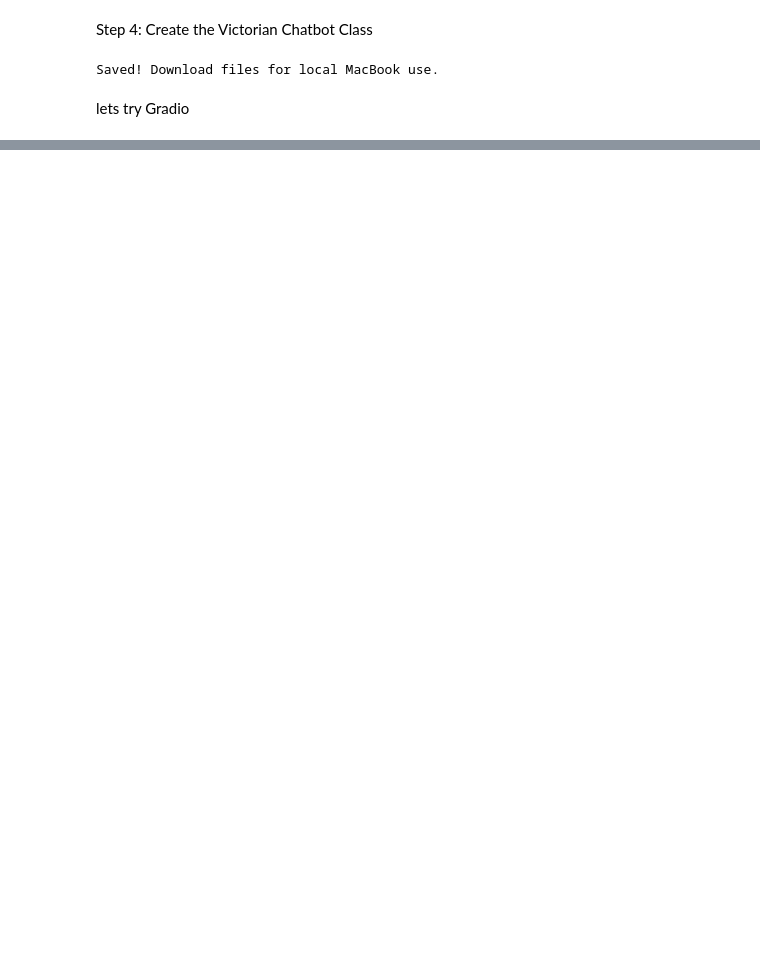
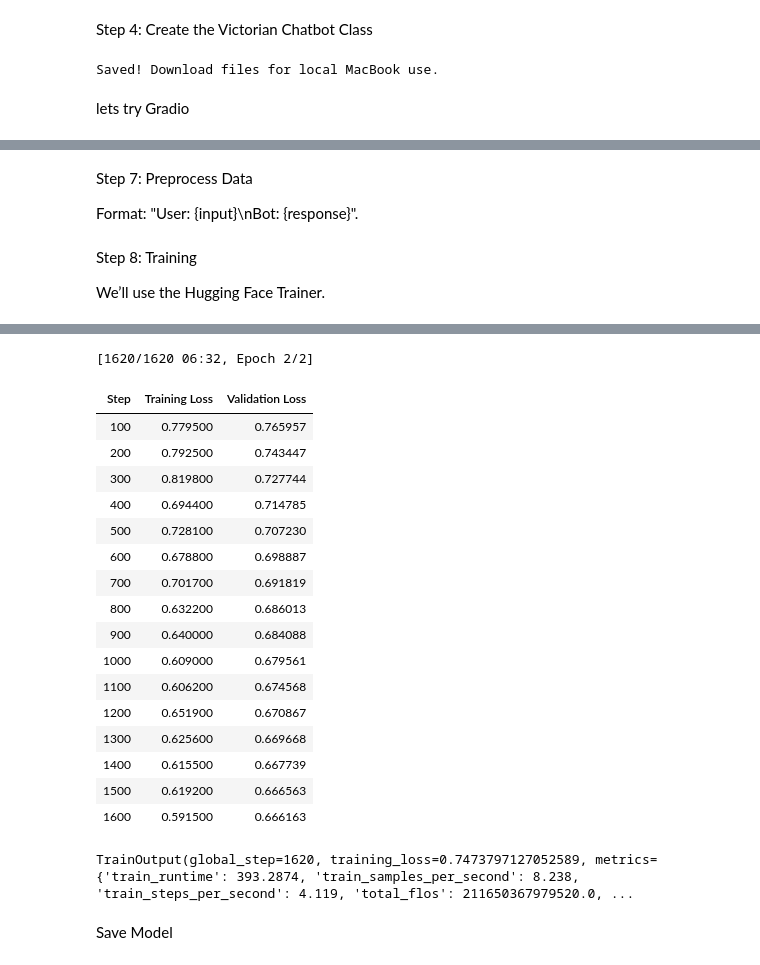
Before and after one commit to itsmekrish887/testrepo, a Jupyter notebook: Victorean_chatbot.ipynb, the cells around one changed output, grey strips where cells are left out. Saved outputs shown, nothing was run; the diff lists cells and outputs as text; code cells hidden in the pictures; blank space fills up the shorter version.

```diff
--- a/Victorean_chatbot.ipynb
+++ b/Victorean_chatbot.ipynb
@@ -594,0 +781,6 @@ This share link expires in 1 week. For free permanent hosting and GPU upgrades,
+# %%
+from transformers import AutoTokenizer, AutoModelForCausalLM
+
+model_name = "distilgpt2"
+tokenizer = AutoTokenizer.from_pretrained(model_name)
+model = AutoModelForCausalLM.from_pretrained(model_name)
@@ -594,0 +793,50 @@ This share link expires in 1 week. For free permanent hosting and GPU upgrades,
+# %% [markdown]
+Step 7: Preprocess Data
+
+Format: "User: {input}\nBot: {response}".
+# %%
+def format_example(example):
+    return f"User: {example['input']}\nBot: {example['response']}"
+
+def tokenize(example):
+    text = format_example(example)
+    # Add padding token if it doesn't exist
+    if tokenizer.pad_token is None:
+        tokenizer.pad_token = tokenizer.eos_token
+    tokenized_inputs = tokenizer(text, truncation=True, return_tensors="pt", padding="max_length", max_length=256)
+    tokenized_inputs["labels"] = tokenized_inputs["input_ids"].clone() # Add labels for causal language modeling
+    return tokenized_inputs
+
+tokenized = dataset.map(tokenize, batched=False)
+# %% [markdown]
+Step 8: Training
+
+We’ll use the Hugging Face Trainer.
+# %%
+from transformers import Trainer, TrainingArguments
+
+training_args = TrainingArguments(
+    output_dir="./victorian_bot",
+    eval_strategy="steps",
+    eval_steps=100,
+    save_strategy="steps",
+    save_steps=200,
+    logging_steps=50,
+    per_device_train_batch_size=2,
+    per_device_eval_batch_size=2,
+    num_train_epochs=2,
+    warmup_steps=50,
+    weight_decay=0.01,
+    logging_dir="./logs",
+    save_total_limit=2,
+)
+
+trainer = Trainer(
+    model=model,
+    args=training_args,
+    train_dataset=tokenized["train"],
+    eval_dataset=tokenized["test"],
+)
+
+trainer.train()
+# %% [output]
@@ -594,0 +844,21 @@ This share link expires in 1 week. For free permanent hosting and GPU upgrades,
+[1620/1620 06:32, Epoch 2/2]
+| Step | Training Loss | Validation Loss |
+| 100 | 0.779500 | 0.765957 |
+| 200 | 0.792500 | 0.743447 |
+| 300 | 0.819800 | 0.727744 |
+| 400 | 0.694400 | 0.714785 |
+| 500 | 0.728100 | 0.707230 |
+| 600 | 0.678800 | 0.698887 |
+| 700 | 0.701700 | 0.691819 |
+| 800 | 0.632200 | 0.686013 |
+| 900 | 0.640000 | 0.684088 |
+| 1000 | 0.609000 | 0.679561 |
+| 1100 | 0.606200 | 0.674568 |
+| 1200 | 0.651900 | 0.670867 |
+| 1300 | 0.625600 | 0.669668 |
+| 1400 | 0.615500 | 0.667739 |
+| 1500 | 0.619200 | 0.666563 |
+| 1600 | 0.591500 | 0.666163 |
+TrainOutput(global_step=1620, training_loss=0.7473797127052589, metrics={'train_runtime': 393.2874, 'train_samples_per_second': 8.238, 'train_steps_per_second': 4.119, 'total_flos': 211650367979520.0, ...
+# %% [markdown]
+Save Model
```
Also changed, not shown: parts of 30 cells of this notebook.
